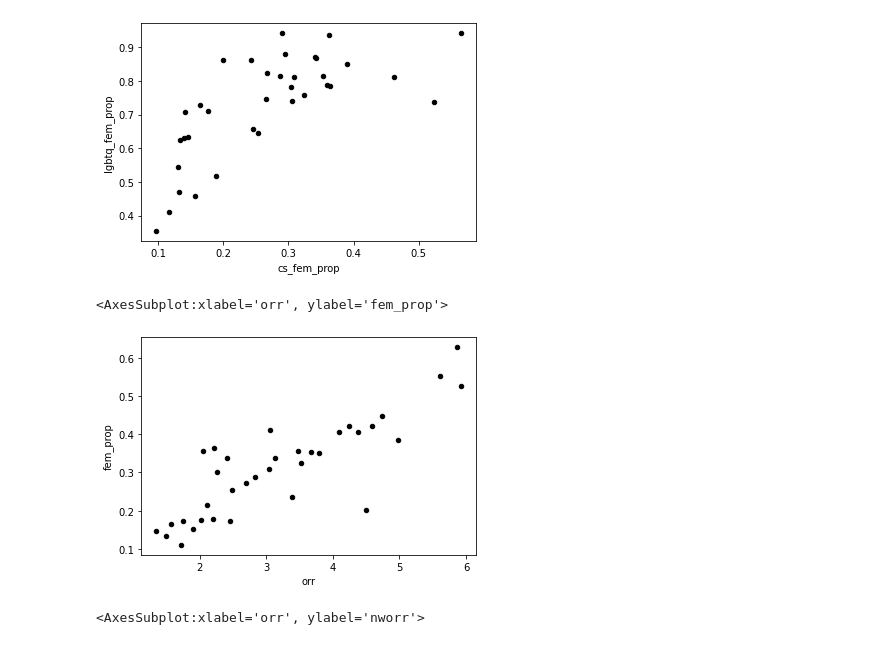
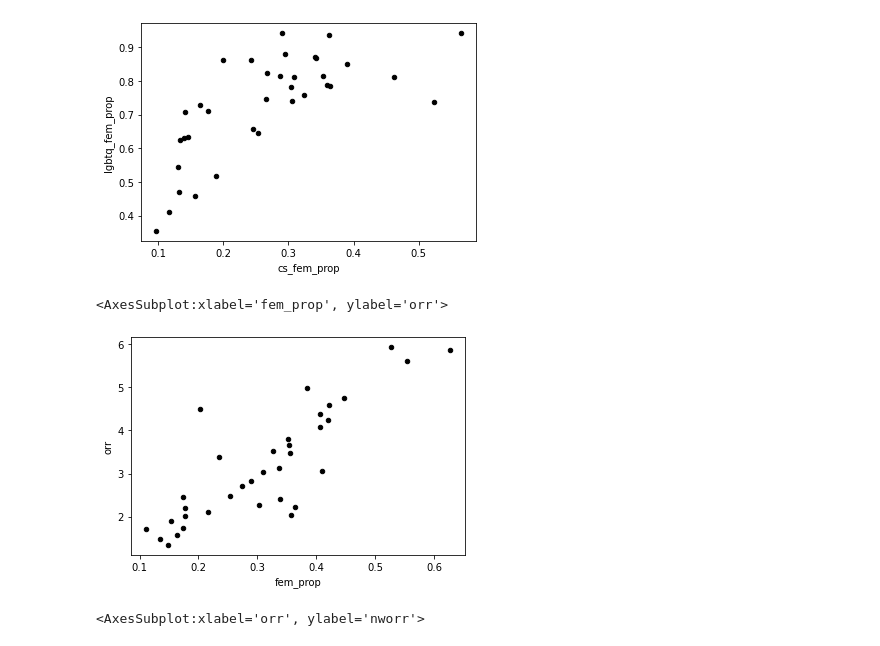
Before and after one commit to hjake123/pharis-2021, a Jupyter notebook: Data/process_notebook.ipynb, the cells around one changed output. Drawn from its saved outputs; the diff is of its cells as text; code cells hidden in the pictures.

```diff
--- a/Data/process_notebook.ipynb
+++ b/Data/process_notebook.ipynb
@@ -384,12 +384,12 @@ prime_plot_frame = gd_plot_frame.join(rep_plot_frame, how="left").join(aa_rep_pl
 # %%
 '''
 One can observe a positive correlation between the proportion of
 female inmates and the ORR.
 '''
-prime_plot_frame.plot.scatter(x="orr", y="fem_prop", color="black")
+prime_plot_frame.plot.scatter(x="fem_prop", y="orr", color="black")
 # %% [output]
-<AxesSubplot:xlabel='orr', ylabel='fem_prop'>
+<AxesSubplot:xlabel='fem_prop', ylabel='orr'>
-[figure, old version]
+[figure, new version]
 # %%
 '''
 There is no clear correlation between the aaorr or nworr and the lgbtq orr.
```
Also changed, not shown: parts of 20 cells of this notebook, 2 other files.
